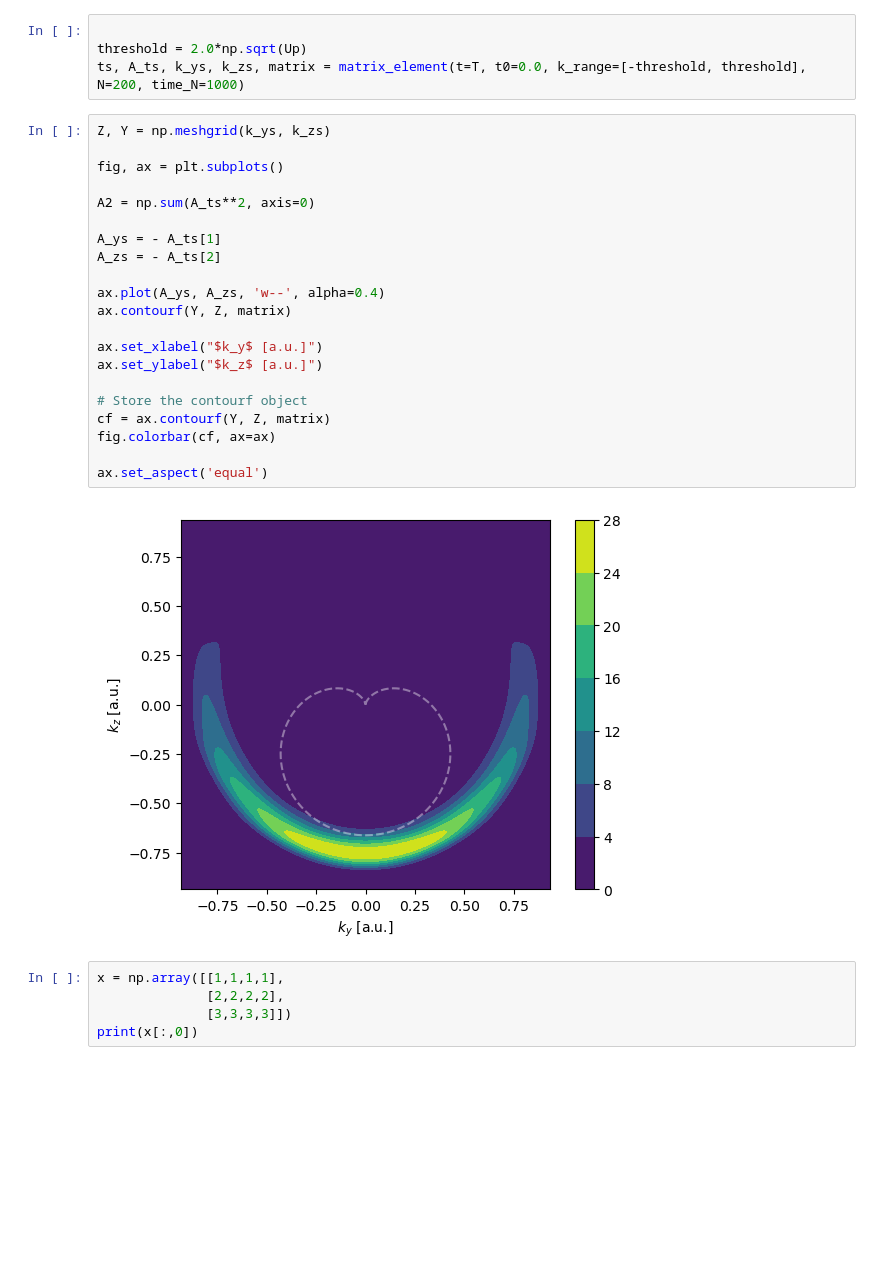
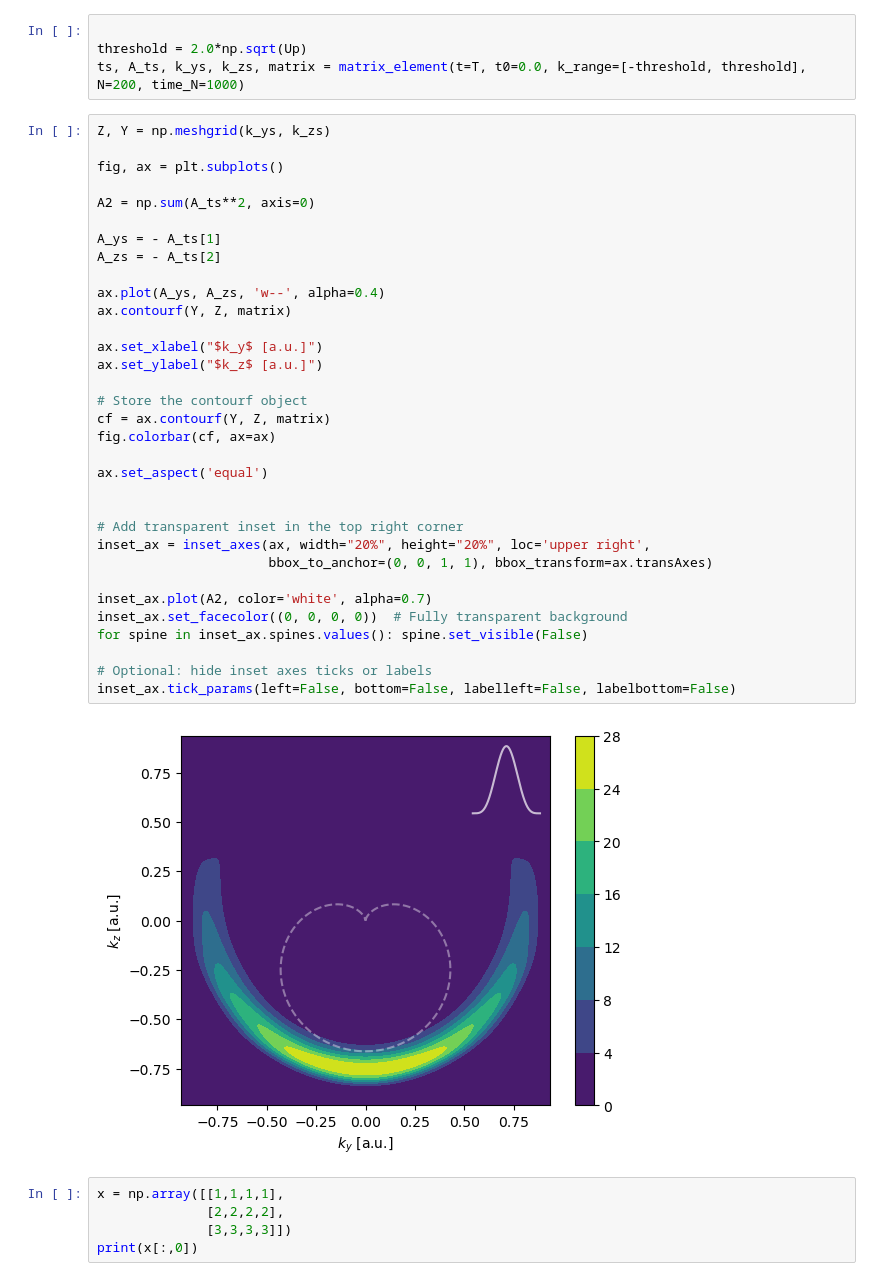
Before and after one commit to nrneubert/UFS, a Jupyter notebook: main_vectorized.ipynb, the cells around one changed output. Cells and saved outputs as stored; diff of their text form; blank space fills up the shorter version.

Commit message:
added insetax

```diff
--- a/main_vectorized.ipynb
+++ b/main_vectorized.ipynb
@@ -115,26 +116,38 @@ ts, A_ts, k_ys, k_zs, matrix = matrix_element(t=T, t0=0.0, k_range=[-threshold,
 # %%
 Z, Y = np.meshgrid(k_ys, k_zs)
 
 fig, ax = plt.subplots()
 
 A2 = np.sum(A_ts**2, axis=0)
 
 A_ys = - A_ts[1]
 A_zs = - A_ts[2]
 
 ax.plot(A_ys, A_zs, 'w--', alpha=0.4)
 ax.contourf(Y, Z, matrix)
 
 ax.set_xlabel("$k_y$ [a.u.]")
 ax.set_ylabel("$k_z$ [a.u.]")
 
 # Store the contourf object
 cf = ax.contourf(Y, Z, matrix)
 fig.colorbar(cf, ax=ax)
 
 ax.set_aspect('equal')
+
+
+# Add transparent inset in the top right corner
+inset_ax = inset_axes(ax, width="20%", height="20%", loc='upper right',
+                      bbox_to_anchor=(0, 0, 1, 1), bbox_transform=ax.transAxes)
+
+inset_ax.plot(A2, color='white', alpha=0.7)
+inset_ax.set_facecolor((0, 0, 0, 0))  # Fully transparent background
+for spine in inset_ax.spines.values(): spine.set_visible(False)
+
+# Optional: hide inset axes ticks or labels
+inset_ax.tick_params(left=False, bottom=False, labelleft=False, labelbottom=False)
 # %% [output]
-[figure, old version]
+[figure, new version]
 # %%
 x = np.array([[1,1,1,1],
               [2,2,2,2],
```
Also changed, not shown: parts of 1 cell of this notebook.
